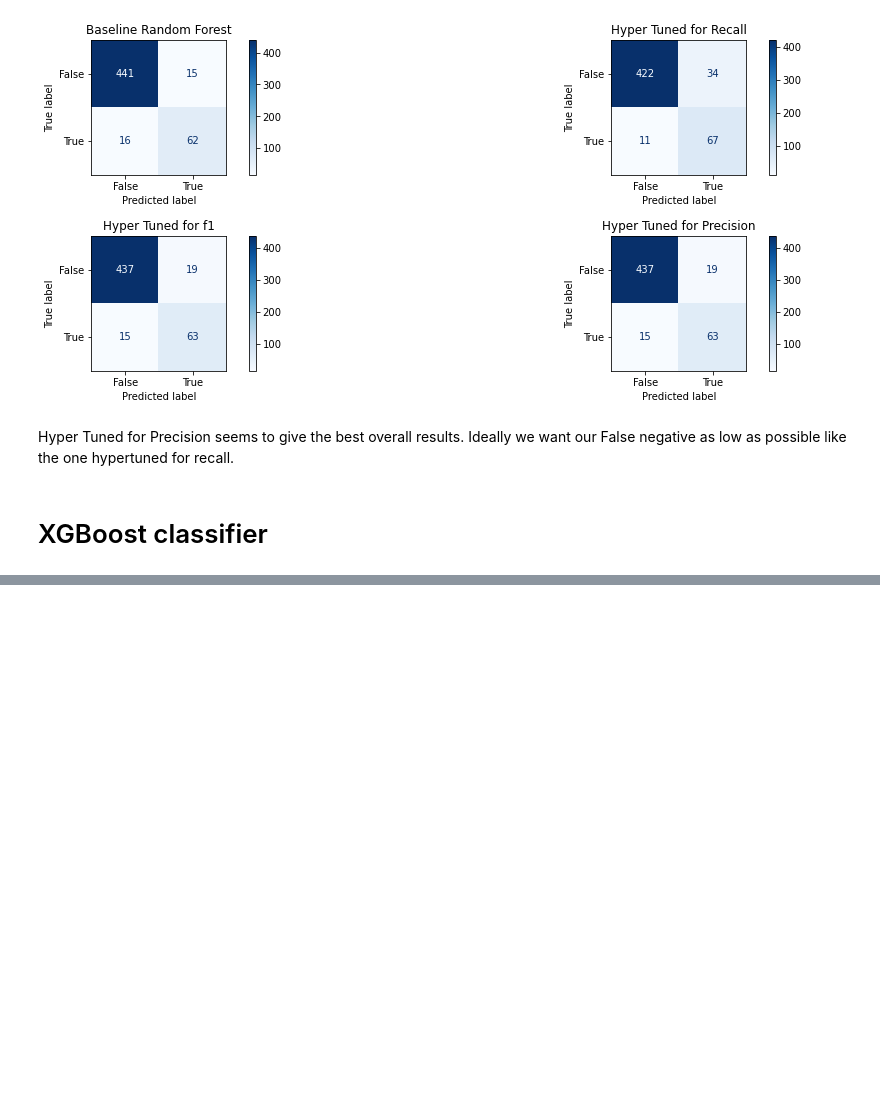
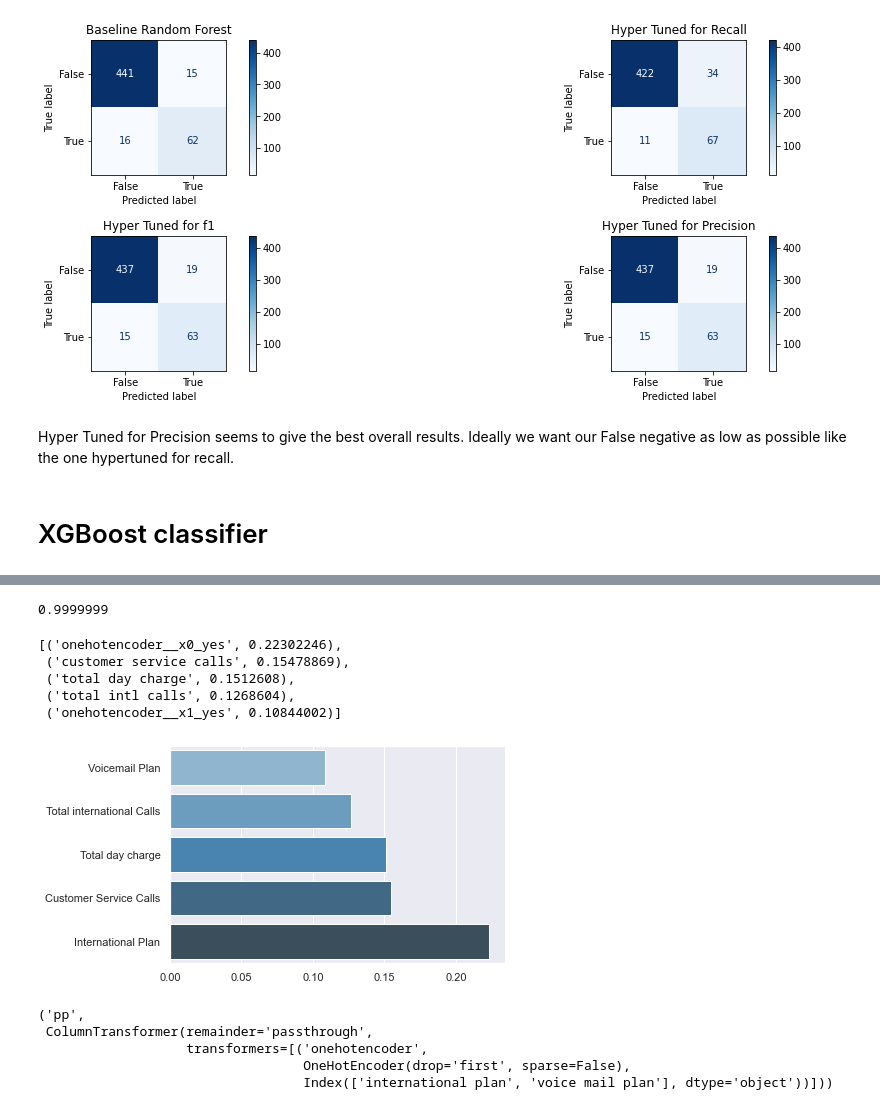
Before and after one commit to howen7/Predictive_Modeling, a Jupyter notebook: notebooks/exploratory/Hunter2.ipynb, the cells around one changed output, grey strips where cells are left out. Drawn from its saved outputs; the diff is of its cells as text; code cells hidden in the pictures; blank space fills up the shorter version.

```diff
--- a/notebooks/exploratory/Hunter2.ipynb
+++ b/notebooks/exploratory/Hunter2.ipynb
@@ -249,0 +283,38 @@ grid_xg
+# %%
+b = pipe_xg.steps[3][1].feature_importances_
+# %%
+b.sum()
+# %% [output]
+0.9999999
+# %%
+c = list(zip(a,b))
+# %%
+c = sorted(c,key=itemgetter(1), reverse = True)
+# %%
+c[0:5]
+# %% [output]
+[('onehotencoder__x0_yes', 0.22302246),
+ ('customer service calls', 0.15478869),
+ ('total day charge', 0.1512608),
+ ('total intl calls', 0.1268604),
+ ('onehotencoder__x1_yes', 0.10844002)]
+# %%
+
+list_of_names = ['International Plan', 'Customer Service Calls', 'Total day charge', 'Total international Calls', 'Voicemail Plan']
+
+forest4_hunter2_ylabel = [i[0] for i in c][:5]
+forest4_hunter2_xlabel = [i[1] for i in c][:5]
+fig, ax = plt.subplots()
+sns.set(style= None)
+sns.barplot(forest4_hunter2_xlabel,forest4_hunter2_ylabel,orient = 'h', palette="Blues_d").set_yticklabels(list_of_names)
+ax.invert_yaxis()
+# %% [output]
+[figure, added]
+# %%
+pipe_xg.steps[0]
+# %% [output]
+('pp',
+ ColumnTransformer(remainder='passthrough',
+                   transformers=[('onehotencoder',
+                                  OneHotEncoder(drop='first', sparse=False),
+                                  Index(['international plan', 'voice mail plan'], dtype='object'))]))
```
Also changed, not shown: parts of 37 cells of this notebook, 9 other files.
